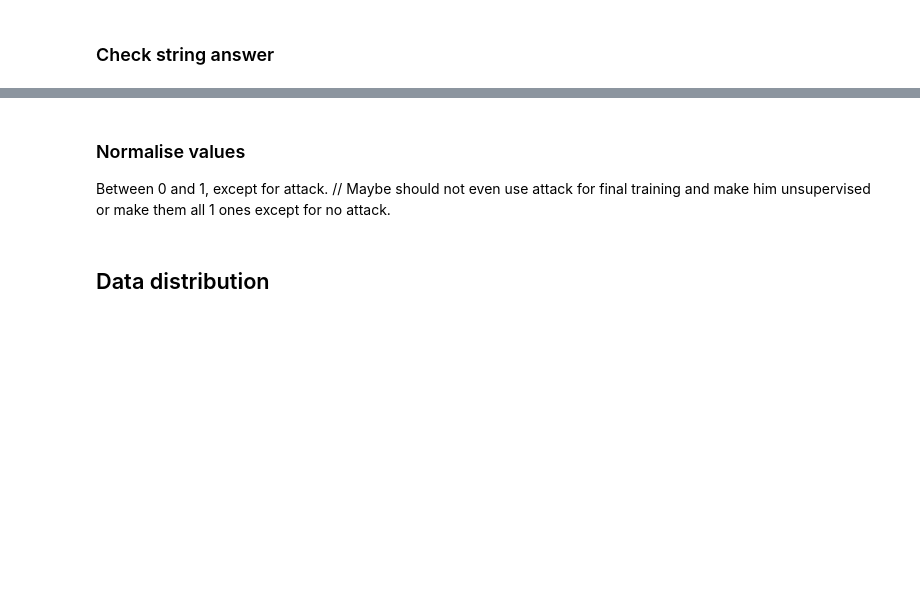
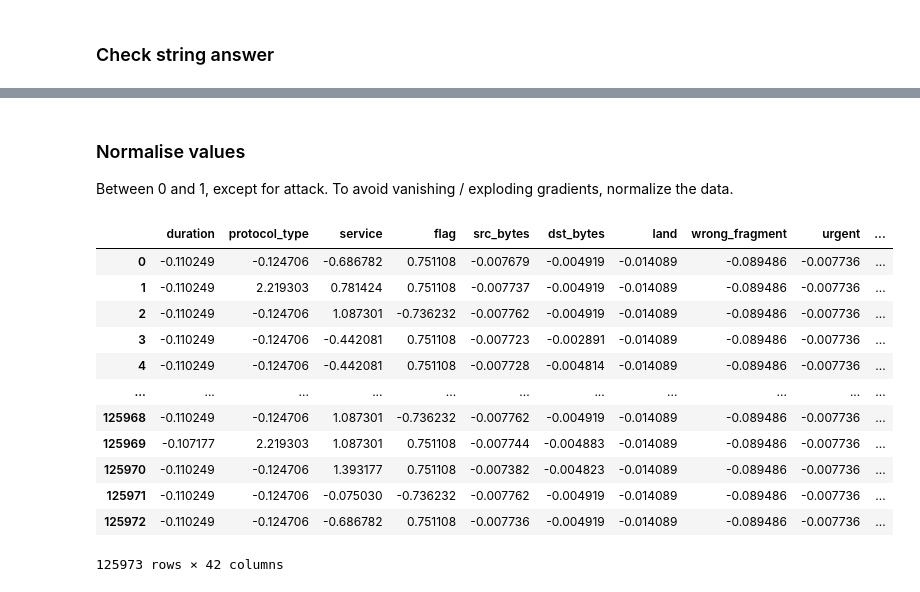
Before and after one commit to Uplink036/LSTMAnomalyDetection, a Jupyter notebook: network.ipynb, the cells around one changed output, grey strips where cells are left out. Drawn from its saved outputs; the diff is of its cells as text; code cells hidden in the pictures; blank space fills up the shorter version.

```diff
--- a/network.ipynb
+++ b/network.ipynb
@@ -60,3 +186,8 @@ train_df["attack"].drop_duplicates()
+# %%
+train_df.drop("num_outbound_cmds", axis=1, inplace=True)
+test_df.drop("num_outbound_cmds", axis=1, inplace=True)
+assert test_df.isnull().values.any() == False
+assert train_df.isnull().values.any() == False
 # %%
 def label_encoder_mapping(dataframe: pd.DataFrame, coloumn: str):
     labels = list(dataframe[coloumn].drop_duplicates().values)
@@ -79,4 +208,0 @@ train_df["attack"].drop_duplicates()
-# %% [markdown]
-### Normalise values
-Between 0 and 1, except for attack.
-// Maybe should not even use attack for final training and make him unsupervised or make them all 1 ones except for no attack.
@@ -83,3 +225,22 @@ Between 0 and 1, except for attack.
+# %% [markdown]
+### Normalise values
+Between 0 and 1, except for attack. To avoid vanishing / exploding gradients, normalize the data.
 # %%
 without_attack = train_df.drop(["attack"], axis=1, inplace=False)
-normalized_df=(without_attack-without_attack.mean())/without_attack.std()
+normalized_train_df=(without_attack-without_attack.mean())/without_attack.std()
+normalized_train_df["attack"] = train_df["attack"]
+normalized_train_df
+# %% [output]
+|  | duration | protocol_type | service | flag | src_bytes | dst_bytes | land | wrong_fragment | urgent | ... |
+| 0 | -0.110249 | -0.124706 | -0.686782 | 0.751108 | -0.007679 | -0.004919 | -0.014089 | -0.089486 | -0.007736 | ... |
+| 1 | -0.110249 | 2.219303 | 0.781424 | 0.751108 | -0.007737 | -0.004919 | -0.014089 | -0.089486 | -0.007736 | ... |
+| 2 | -0.110249 | -0.124706 | 1.087301 | -0.736232 | -0.007762 | -0.004919 | -0.014089 | -0.089486 | -0.007736 | ... |
+| 3 | -0.110249 | -0.124706 | -0.442081 | 0.751108 | -0.007723 | -0.002891 | -0.014089 | -0.089486 | -0.007736 | ... |
+| 4 | -0.110249 | -0.124706 | -0.442081 | 0.751108 | -0.007728 | -0.004814 | -0.014089 | -0.089486 | -0.007736 | ... |
+| ... | ... | ... | ... | ... | ... | ... | ... | ... | ... | ... |
+| 125968 | -0.110249 | -0.124706 | 1.087301 | -0.736232 | -0.007762 | -0.004919 | -0.014089 | -0.089486 | -0.007736 | ... |
+| 125969 | -0.107177 | 2.219303 | 1.087301 | 0.751108 | -0.007744 | -0.004883 | -0.014089 | -0.089486 | -0.007736 | ... |
+| 125970 | -0.110249 | -0.124706 | 1.393177 | 0.751108 | -0.007382 | -0.004823 | -0.014089 | -0.089486 | -0.007736 | ... |
+| 125971 | -0.110249 | -0.124706 | -0.075030 | -0.736232 | -0.007762 | -0.004919 | -0.014089 | -0.089486 | -0.007736 | ... |
+| 125972 | -0.110249 | -0.124706 | -0.686782 | 0.751108 | -0.007736 | -0.004919 | -0.014089 | -0.089486 | -0.007736 | ... |
+125973 rows × 42 columns
@@ -90,2 +246,0 @@ normalized_df
-# %% [markdown]
-## Data distribution
```
Also changed, not shown: parts of 37 cells of this notebook.
